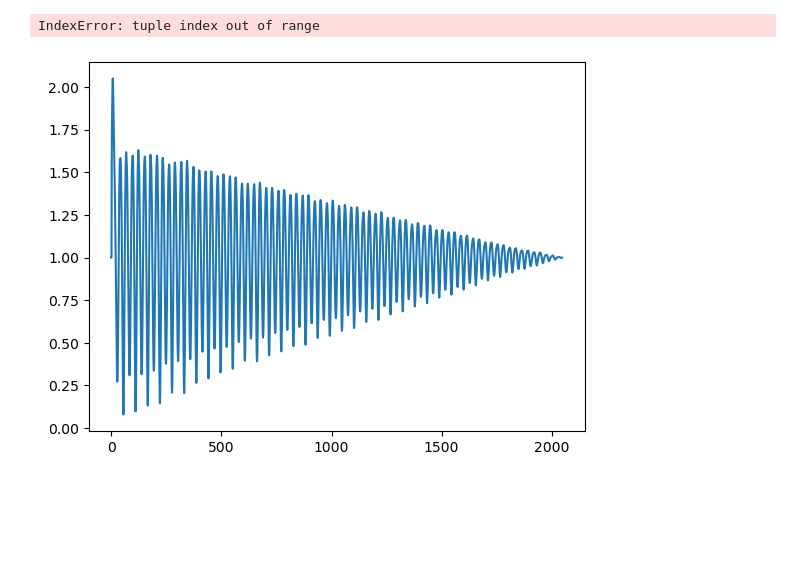
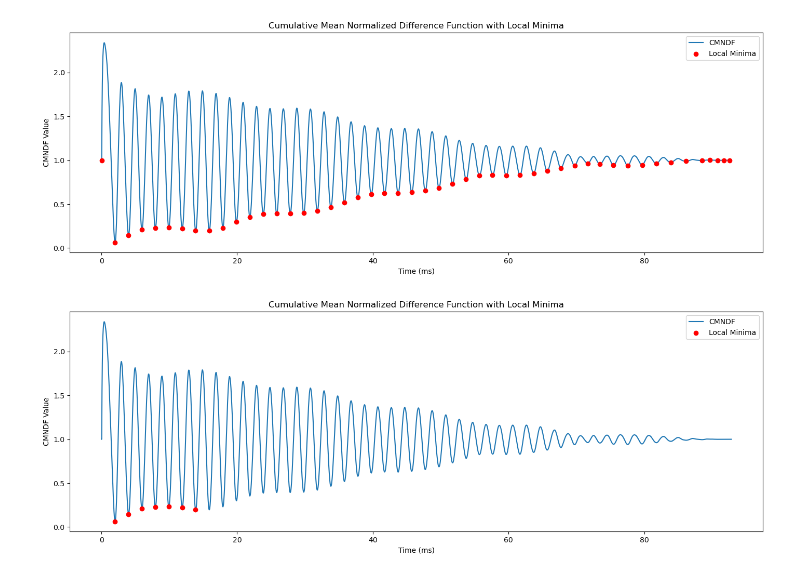
Before and after one commit to 1155194577/note_transcription, a Jupyter notebook: analysis/normalization.ipynb, the cells around one changed output. Saved outputs shown, nothing was run; the diff lists cells and outputs as text; code cells hidden in the pictures; blank space fills up the shorter version.

```diff
--- a/analysis/normalization.ipynb
+++ b/analysis/normalization.ipynb
@@ -42,30 +42,31 @@ plt.show()
-# %%
-difference = pitch_extractor._difference_function(window)
-cmndf = pitch_extractor._cumulative_mean_normalized_difference_function(difference)
-
-plt.plot(cmndf)
-
-original_local_minima, local_minima_index = pitch_extractor._find_local_minimas(cmndf)
-# print(original_local_minima)
-# print(local_minima_index)
-# print(pitch_extractor.min_lag)
-# print(pitch_extractor.max_lag)
-filtered_local_minima, index = pitch_extractor._filter_local_minimas(original_local_minima, local_minima_index)
-
-local_minima, local_minimas_probs = pitch_extractor._assign_probabilities(filtered_local_minima, index)
-
-from tests.test import PitchExtractor as PE
-test_pitch_extractor = PE()
-
-# heights, probs = test_pitch_extractor._assign_probs(cmndf)
-obs_probs, voiced_prob = test_pitch_extractor._compute_observation_probs(cmndf, test_pitch_extractor._parabolic_interpolation(cmndf))
-
-print(obs_probs)
-
-print(local_minima)
-# print(heights)
-print(np.sum(local_minimas_probs))
-# print(probs)
-# %% [output]
-IndexError: tuple index out of range
-[figure, removed]
+# %%
+diff = pitch_extractor._difference_function(window)
+cmndf = pitch_extractor._cumulative_mean_normalized_difference_function(diff)
+local_minima, local_minima_index = pitch_extractor._find_local_minimas(cmndf)
+plt.figure(figsize=(14, 5))
+plt.plot(time_ms, cmndf, label='CMNDF')
+plt.scatter(time_ms[local_minima_index], local_minima, color='red', label='Local Minima', zorder=5)
+plt.title('Cumulative Mean Normalized Difference Function with Local Minima')
+plt.xlabel('Time (ms)')
+plt.ylabel('CMNDF Value')
+plt.legend()
+plt.tight_layout(pad=0.5)
+plt.show()
+# %% [output]
+[figure, added]
+# %%
+diff = pitch_extractor._difference_function(window)
+cmndf = pitch_extractor._cumulative_mean_normalized_difference_function(diff)
+local_minima, local_minima_index = pitch_extractor._find_local_minimas(cmndf)
+filtered_local_minima, filtered_minima_index = pitch_extractor._filter_local_minimas(local_minima, local_minima_index)
+plt.figure(figsize=(14, 5))
+plt.plot(time_ms, cmndf, label='CMNDF')
+plt.scatter(time_ms[filtered_minima_index], filtered_local_minima, color='red', label='Local Minima', zorder=5)
+plt.title('Cumulative Mean Normalized Difference Function with Local Minima')
+plt.xlabel('Time (ms)')
+plt.ylabel('CMNDF Value')
+plt.legend()
+plt.tight_layout(pad=0.5)
+plt.show()
+# %% [output]
+[figure, added]
```
Also changed, not shown: parts of 2 cells of this notebook.
